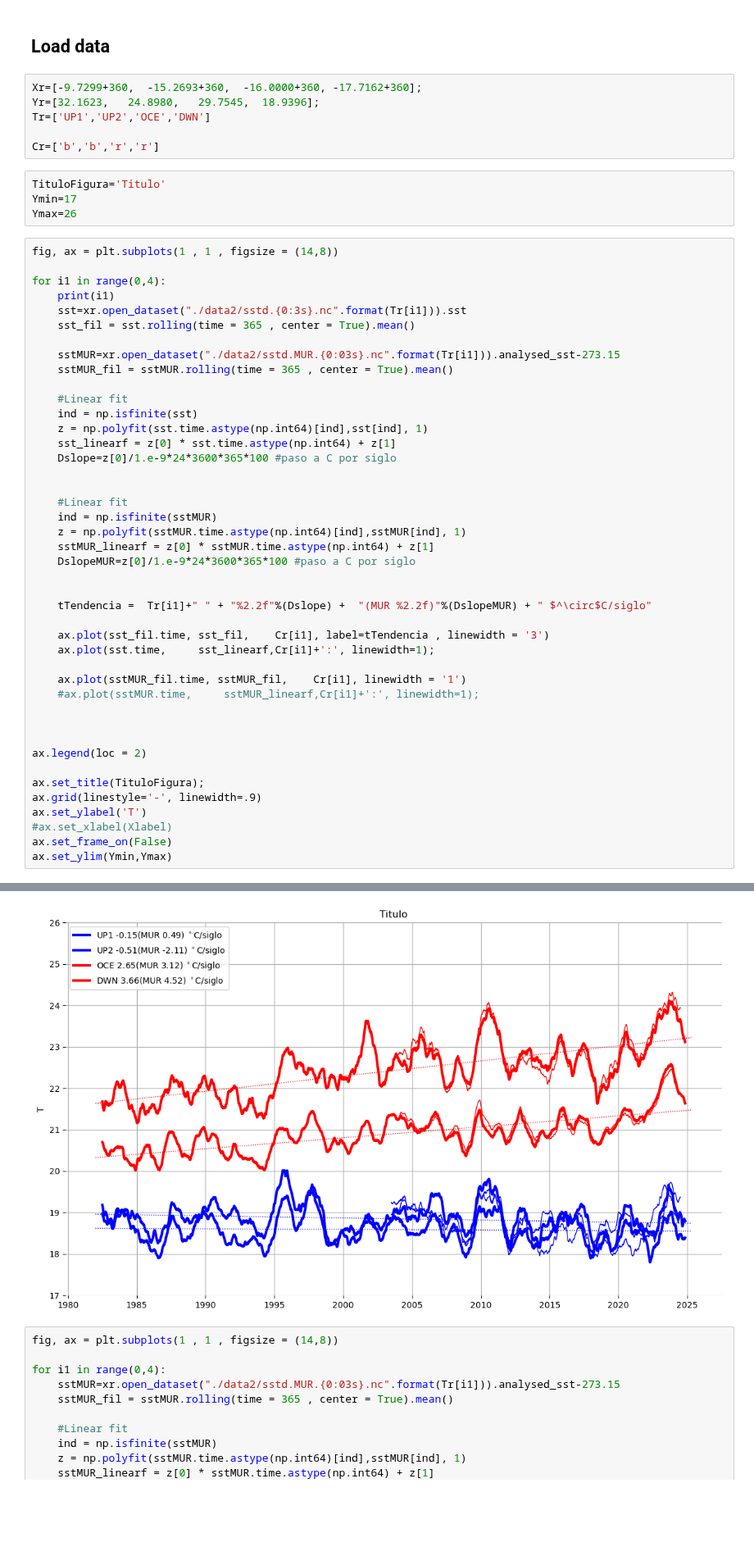
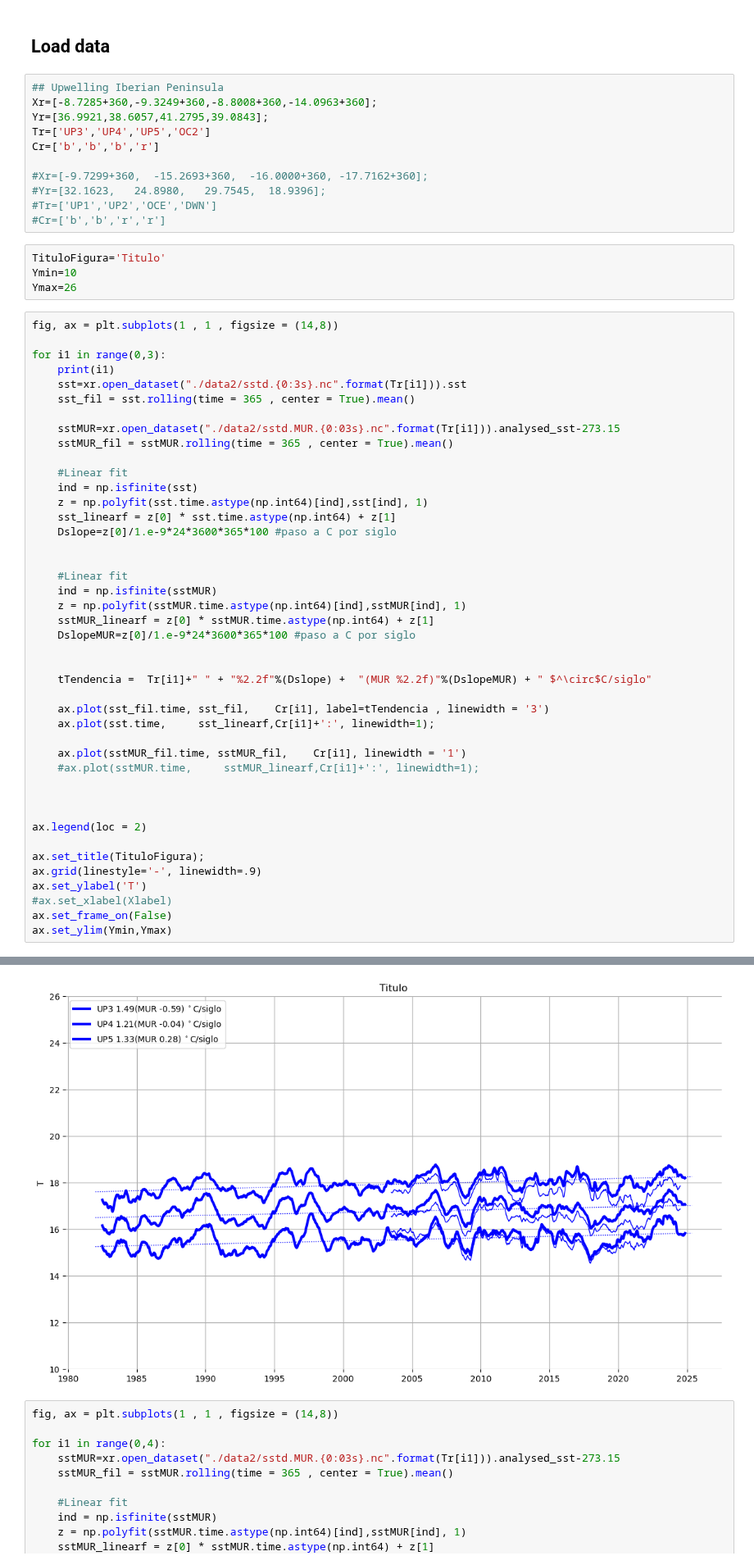
Before and after one commit to PedroVelez/SSTGlobalAnalysis, a Jupyter notebook: plotsTimeSeries_SelectPoints.ipynb, the cells around one changed output, grey strips where cells are left out. Shown at 82% size. Drawn from its saved outputs; the diff is of its cells as text; blank space fills up the shorter version.

```diff
--- a/plotsTimeSeries_SelectPoints.ipynb
+++ b/plotsTimeSeries_SelectPoints.ipynb
@@ -37,19 +33,24 @@ from globales import *
 # %% [markdown]
 ## Load data
 # %%
-Xr=[-9.7299+360,  -15.2693+360,  -16.0000+360, -17.7162+360];
-Yr=[32.1623,   24.8980,   29.7545,  18.9396];
-Tr=['UP1','UP2','OCE','DWN']
+## Upwelling Iberian Peninsula
+Xr=[-8.7285+360,-9.3249+360,-8.8008+360,-14.0963+360];
+Yr=[36.9921,38.6057,41.2795,39.0843];
+Tr=['UP3','UP4','UP5','OC2']
+Cr=['b','b','b','r']
 
-Cr=['b','b','r','r']
+#Xr=[-9.7299+360,  -15.2693+360,  -16.0000+360, -17.7162+360];
+#Yr=[32.1623,   24.8980,   29.7545,  18.9396];
+#Tr=['UP1','UP2','OCE','DWN']
+#Cr=['b','b','r','r']
 # %%
 TituloFigura='Titulo'
-Ymin=17
+Ymin=10
 Ymax=26
 # %%
 fig, ax = plt.subplots(1 , 1 , figsize = (14,8))
 
-for i1 in range(0,4):
+for i1 in range(0,3):
     print(i1)
     sst=xr.open_dataset("./data2/sstd.{0:3s}.nc".format(Tr[i1])).sst
     sst_fil = sst.rolling(time = 365 , center = True).mean()
@@ -98,4 +98,4 @@ ax.set_ylim(Ymin,Ymax)
-[figure, old version]
+[figure, new version]
 # %%
 fig, ax = plt.subplots(1 , 1 , figsize = (14,8))
 
```
Also changed, not shown: parts of 2 cells of this notebook, 6 other files.
